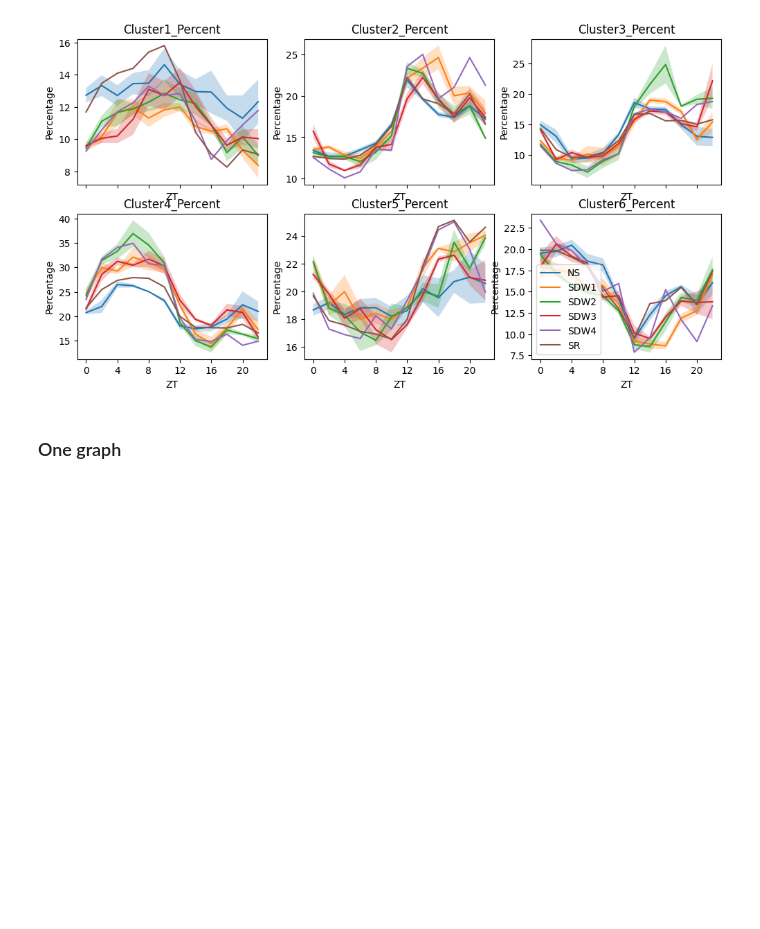
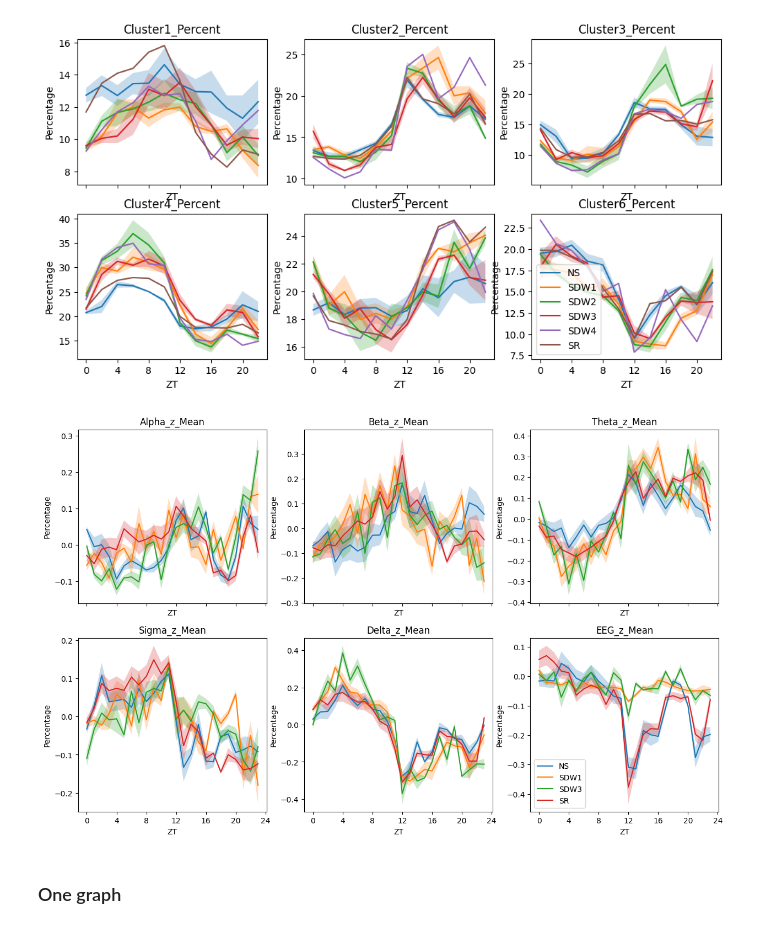
Before and after one commit to Carboneinerte/SleepAnalysis, a Jupyter notebook: separate_days.ipynb, the cells around one changed output. Drawn from its saved outputs; the diff is of its cells as text; code cells hidden in the pictures; blank space fills up the shorter version.

```diff
--- a/separate_days.ipynb
+++ b/separate_days.ipynb
@@ -787,6 +794,66 @@ plt.legend(by_label.values(), by_label.keys())
 plt.savefig('Gallery\\all-recording_NREM-clusters.svg', format = 'svg',transparent = True)
 # %% [output]
 [figure]
+# %%
+# vari_plt = ['Wake_Percent', 'NREM_Percent', 'REM_Percent']
+vari_plt = ['Alpha_z_Mean',
+       'Beta_z_Mean', 'Theta_z_Mean',
+       'Sigma_z_Mean', 'Delta_z_Mean',
+       'EEG_z_Mean']
+
+fig, ax = plt.subplots(2,3, figsize=(15,9), sharex=True, sharey=False)
+ax = ax.flatten()
+
+for n in range(len(vari_plt)):
+    ax[n].plot(NS_df['average_df'][f'Mean_{vari_plt[n]}'], label = "NS")
+    ax[n].plot(SDW1_df['average_df'][f'Mean_{vari_plt[n]}'], label = "SDW1")
+    # ax[n].plot(SDW2_df['average_df'][f'Mean_{vari_plt[n]}'], label = "SDW2")
+    ax[n].plot(SDW3_df['average_df'][f'Mean_{vari_plt[n]}'], label = "SDW3")
+    # ax[n].plot(SDW4_df['average_df'][f'Mean_{vari_plt[n]}'], label = "SDW4")
+    ax[n].plot(SR_df['average_df'][f'Mean_{vari_plt[n]}'], label = "SR")
+    ax[n].set_xlabel('ZT')
+    ax[n].set_ylabel('Percentage')
+    ax[n].set_xticks([0,4,8,12,16,20,24])
+    # ax[n].vlines(x=12,ymin=0,ymax = 80, linestyles='dashed', color = "grey")
+    ax[n].set_title(vari_plt[n])
+
+    ax[n].fill_between(x = NS_df['average_df'].index,
+                    y1 = NS_df['average_df'][f'Mean_{vari_plt[n]}']-NS_df['sem_df'][f'SEM_{vari_plt[n]}'],
+                    y2 = NS_df['average_df'][f'Mean_{vari_plt[n]}']+NS_df['sem_df'][f'SEM_{vari_plt[n]}'],
+                    alpha = 0.25
+                        )
+    ax[n].fill_between(x = SDW1_df['average_df'].index,
+                    y1 = SDW1_df['average_df'][f'Mean_{vari_plt[n]}']-SDW1_df['sem_df'][f'SEM_{vari_plt[n]}'],
+                    y2 = SDW1_df['average_df'][f'Mean_{vari_plt[n]}']+SDW1_df['sem_df'][f'SEM_{vari_plt[n]}'],
+                    alpha = 0.25
+                        )
+    # ax[n].fill_between(x = SDW2_df['average_df'].index,
+    #                 y1 = SDW2_df['average_df'][f'Mean_{vari_plt[n]}']-SDW2_df['sem_df'][f'SEM_{vari_plt[n]}'],
+    #                 y2 = SDW2_df['average_df'][f'Mean_{vari_plt[n]}']+SDW2_df['sem_df'][f'SEM_{vari_plt[n]}'],
+    #                 alpha = 0.25
+    #                     )
+    ax[n].fill_between(x = SDW3_df['average_df'].index,
+                    y1 = SDW3_df['average_df'][f'Mean_{vari_plt[n]}']-SDW3_df['sem_df'][f'SEM_{vari_plt[n]}'],
+                    y2 = SDW3_df['average_df'][f'Mean_{vari_plt[n]}']+SDW3_df['sem_df'][f'SEM_{vari_plt[n]}'],
+                    alpha = 0.25
+                        )
+    # ax[n].fill_between(x = SDW4_df['average_df'].index,
+    #                 y1 = SDW4_df['average_df'][f'Mean_{vari_plt[n]}']-SDW4_df['sem_df'][f'SEM_{vari_plt[n]}'],
+    #                 y2 = SDW4_df['average_df'][f'Mean_{vari_plt[n]}']+SDW4_df['sem_df'][f'SEM_{vari_plt[n]}'],
+    #                 alpha = 0.25
+    #                     )
+    ax[n].fill_between(x = SR_df['average_df'].index,
+                    y1 = SR_df['average_df'][f'Mean_{vari_plt[n]}']-SR_df['sem_df'][f'SEM_{vari_plt[n]}'],
+                    y2 = SR_df['average_df'][f'Mean_{vari_plt[n]}']+SR_df['sem_df'][f'SEM_{vari_plt[n]}'],
+                    alpha = 0.25
+                        )
+handles, labels = plt.gca().get_legend_handles_labels()
+by_label = dict(zip(labels, handles))
+plt.legend(by_label.values(), by_label.keys())
+
+plt.savefig('Gallery\\all-recording_NREM-clusters.svg', format = 'svg',transparent = True)
+# %% [output]
+[figure, added]
 # %% [markdown]
 ### One graph
 # %%
```
Also changed, not shown: parts of 4 cells of this notebook.
